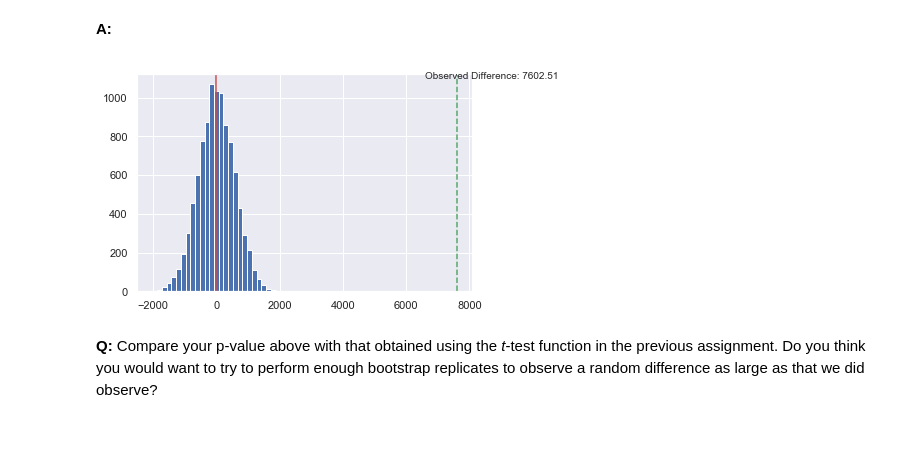
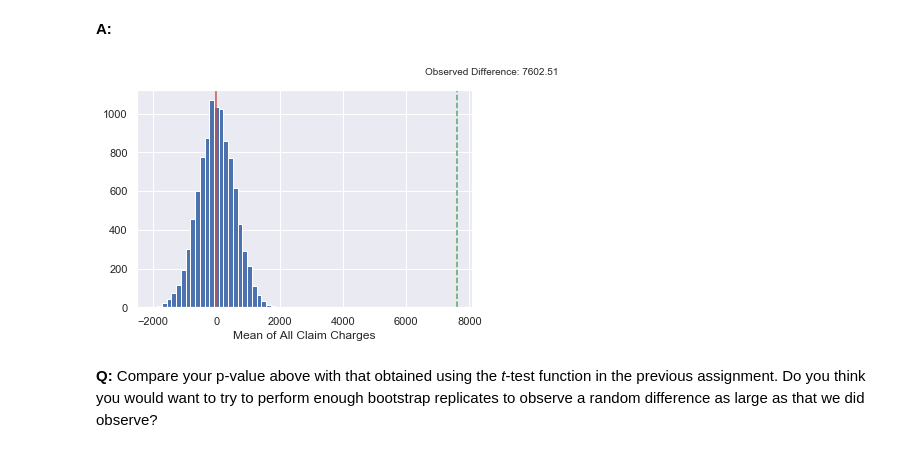
Before and after one commit to nphan20181/Springboard-Data-Science-Career-Track, a Jupyter notebook: inferential_statistics_2-Q.ipynb, the cells around one changed output. Cells and saved outputs as stored; diff of their text form; code cells hidden in the pictures.

```diff
--- a/inferential_statistics_2-Q.ipynb
+++ b/inferential_statistics_2-Q.ipynb
@@ -194,12 +194,15 @@ __A:__
 # %%
 _ = plt.hist(bs_replicates_mean, bins=30)
 _ = plt.axvline(x=np.mean(bs_replicates_mean), linestyle='-', color='r')
 
 # Plot observed difference
 _ = plt.axvline(x=empirical_diff_means, linestyle='--', color='g')
 _ = plt.text(empirical_diff_means-1000, 1200, 'Observed Difference: ' + str(round(empirical_diff_means, 2)))
+
+plt.xlabel('Mean of All Claim Charges')
+plt.show()
 # %% [output]
-[figure, old version]
+[figure, new version]
 # %% [markdown]
 __Q:__ Compare your p-value above with that obtained using the _t_-test function in the previous assignment. Do you think you would want to try to perform enough bootstrap replicates to observe a random difference as large as that we did observe?
 # %% [markdown]
```
